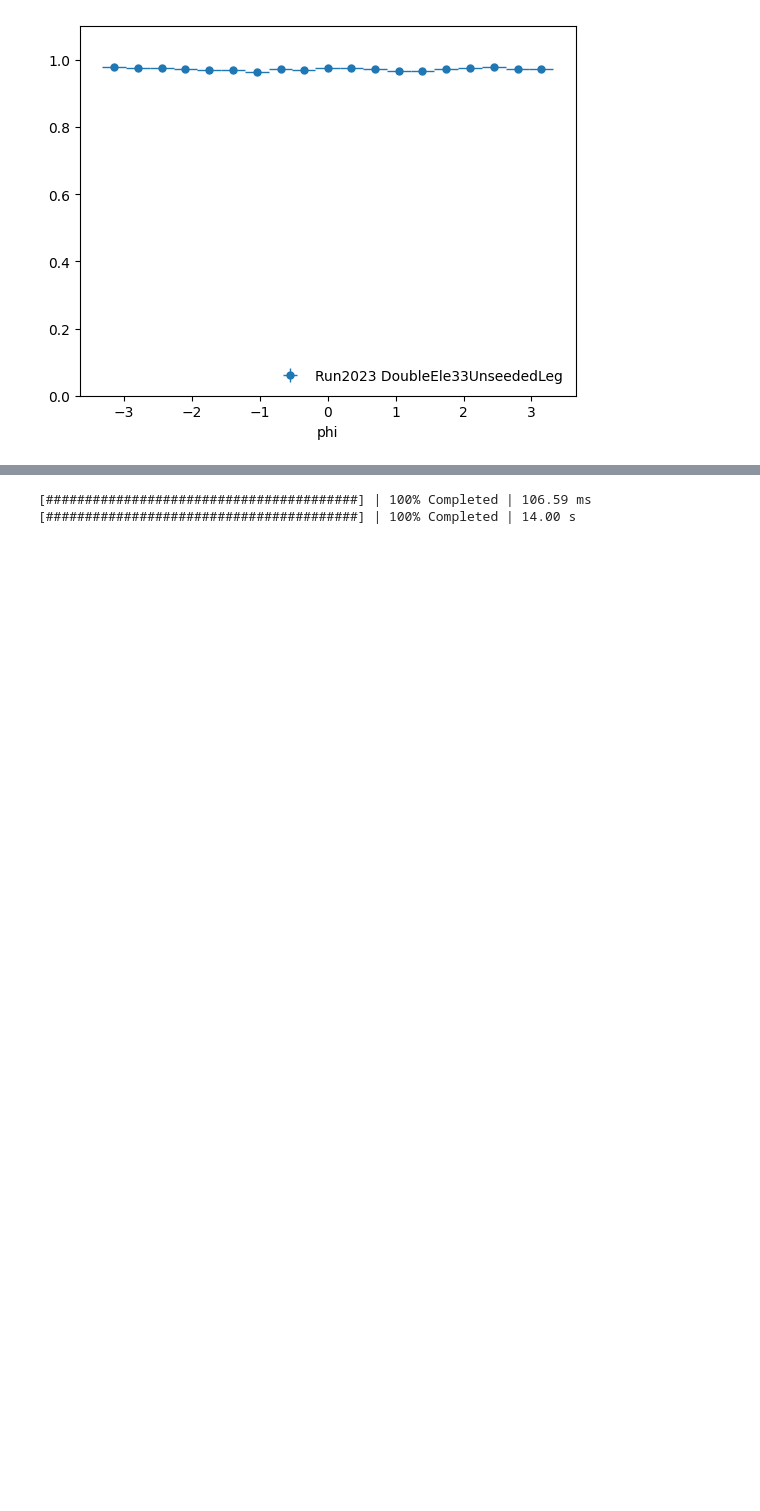
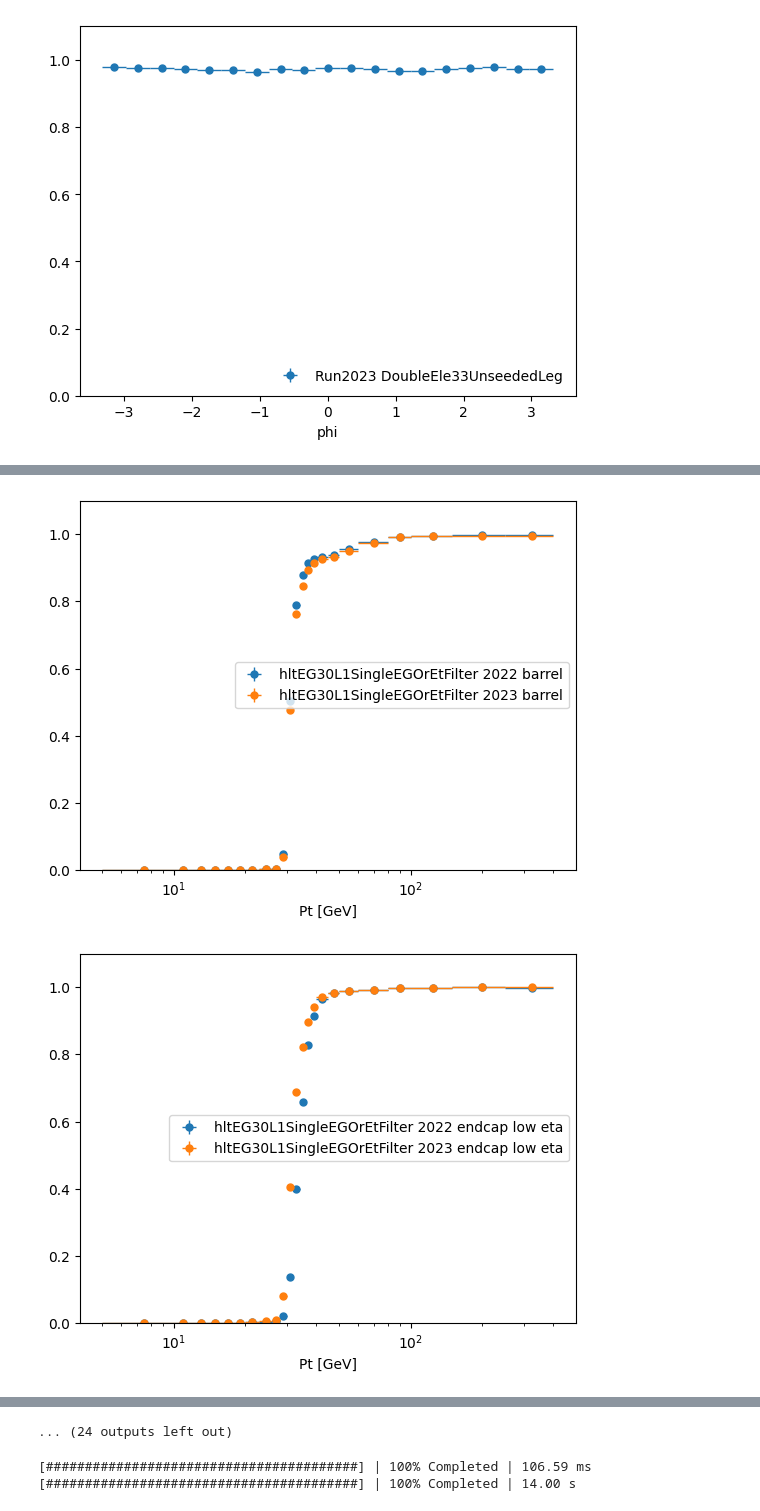
Before and after one commit to ikrommyd/egamma-tnp, a Jupyter notebook: ntuple_efficiency.ipynb, the cells around one changed output, grey strips where cells are left out. Cells and saved outputs as stored; diff of their text form; code cells hidden in the pictures; blank space fills up the shorter version.

Commit message:
compare all filters of Ele30 2022 vs 2023

```diff
--- a/ntuple_efficiency.ipynb
+++ b/ntuple_efficiency.ipynb
@@ -172,7 +142,8 @@ def find_probes(path, filter, goldenjson, extra_filter, extra_filter_args):
         mask = lumimask(events.run, events.lumi)
         events = events[mask]
 
-    pt = find_pt_threshold(filter) - 3
+    # pt = find_pt_threshold(filter) - 3
+    pt = 5
     pass_pt_tags = events.tag_Ele_pt > 35
     pass_pt_probes = events.el_pt > pt
     pass_tight_id = events.passingCutBasedTight122XV1 == 1
@@ -519,0 +571,55 @@ for year in ["2022", "2023"]:
+# %%
+for f in ele30_filters[1:]:
+    res2022 = results[f]["2022"]
+    res2023 = results[f]["2023"]
+
+    plt.figure()
+    plot_efficiency(
+        res2022["pt"]["barrel"]["passing"],
+        res2022["pt"]["barrel"]["all"],
+        label=f"{f} 2022 barrel",
+    )
+    plot_efficiency(
+        res2023["pt"]["barrel"]["passing"],
+        res2023["pt"]["barrel"]["all"],
+        label=f"{f} 2023 barrel",
+    )
+    plt.legend()
+    plt.xscale("log")
+    plt.ylim(0.0, 1.1)
+    plt.show()
+
+    plt.figure()
+    plot_efficiency(
+        res2022["pt"]["endcap_loweta"]["passing"],
+        res2022["pt"]["endcap_loweta"]["all"],
+        label=f"{f} 2022 endcap low eta",
+    )
+    plot_efficiency(
+        res2023["pt"]["endcap_loweta"]["passing"],
+        res2023["pt"]["endcap_loweta"]["all"],
+        label=f"{f} 2023 endcap low eta",
+    )
+    plt.legend()
+    plt.xscale("log")
+    plt.ylim(0.0, 1.1)
+    plt.show()
+
+    plt.figure()
+    plot_efficiency(
+        res2022["pt"]["endcap_higheta"]["passing"],
+        res2022["pt"]["endcap_higheta"]["all"],
+        label=f"{f} 2022 endcap high eta",
+    )
+    plot_efficiency(
+        res2023["pt"]["endcap_higheta"]["passing"],
+        res2023["pt"]["endcap_higheta"]["all"],
+        label=f"{f} 2023 endcap high eta",
+    )
+    plt.legend()
+    plt.xscale("log")
+    plt.ylim(0.0, 1.1)
+    plt.show()
+# %% [output]
+[figure, added]
+[figure, added]
@@ -520,3 +636,4 @@ for year in ["2022", "2023"]:
+... (24 outputs left out)
 # %%
 res = get_tnp_histograms(
     "tnptuples/data_EGamma_Run2022.root",
```
Also changed, not shown: parts of 3 cells of this notebook.
